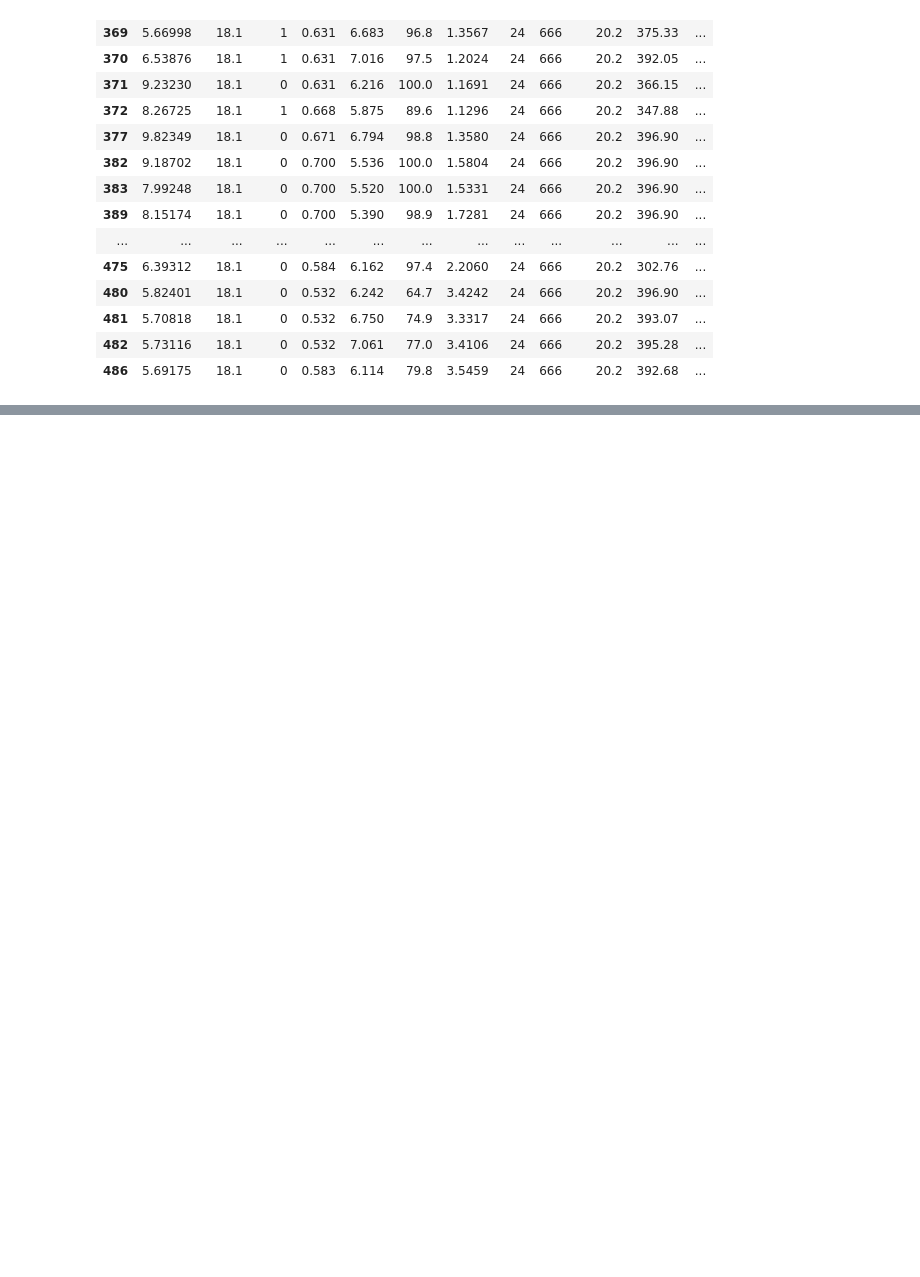
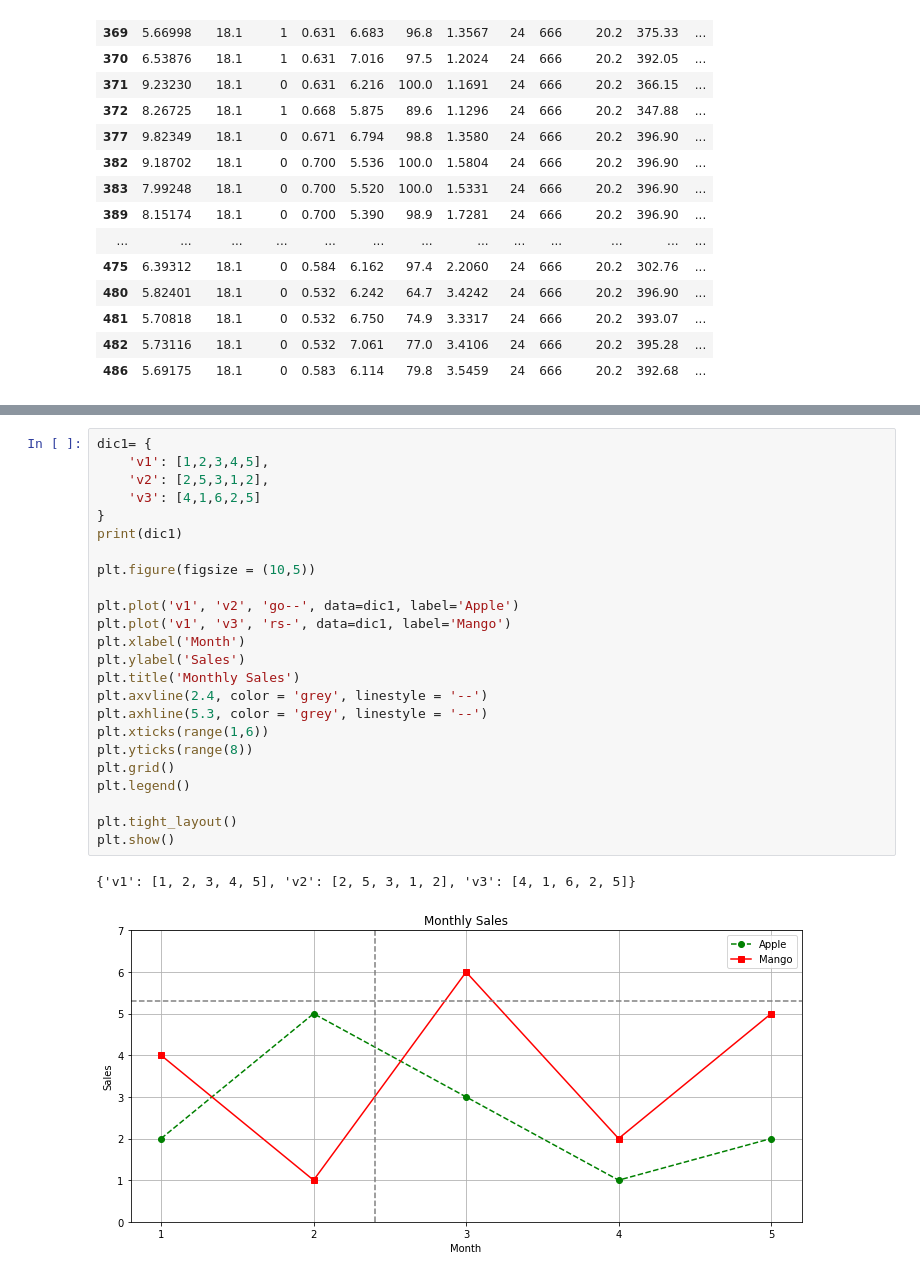
Before and after one commit to ghing-tae/kt-ai-2, a Jupyter notebook: python.ipynb, the cells around one changed output, grey strips where cells are left out. Drawn from its saved outputs; the diff is of its cells as text; blank space fills up the shorter version.

```diff
--- a/python.ipynb
+++ b/python.ipynb
@@ -1064,0 +1135,27 @@ boston.loc[boston.crim.between(5,10)]
+# %%
+dic1= {
+    'v1': [1,2,3,4,5],
+    'v2': [2,5,3,1,2],
+    'v3': [4,1,6,2,5]
+}
+print(dic1)
+
+plt.figure(figsize = (10,5))
+
+plt.plot('v1', 'v2', 'go--', data=dic1, label='Apple')
+plt.plot('v1', 'v3', 'rs-', data=dic1, label='Mango')
+plt.xlabel('Month')
+plt.ylabel('Sales')
+plt.title('Monthly Sales')
+plt.axvline(2.4, color = 'grey', linestyle = '--')
+plt.axhline(5.3, color = 'grey', linestyle = '--')
+plt.xticks(range(1,6))
+plt.yticks(range(8))
+plt.grid()
+plt.legend()
+
+plt.tight_layout()
+plt.show()
+# %% [output]
+{'v1': [1, 2, 3, 4, 5], 'v2': [2, 5, 3, 1, 2], 'v3': [4, 1, 6, 2, 5]}
+[figure, added]
```
Also changed, not shown: parts of 19 cells of this notebook.
